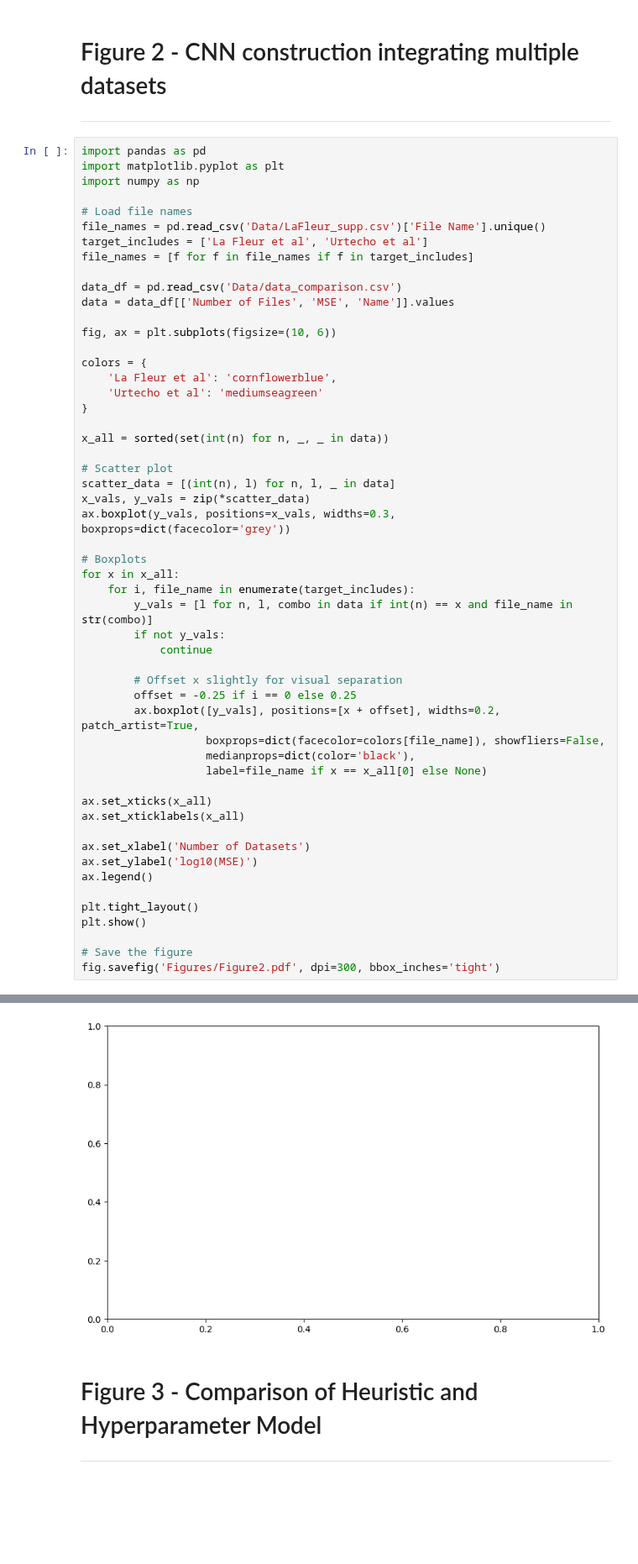
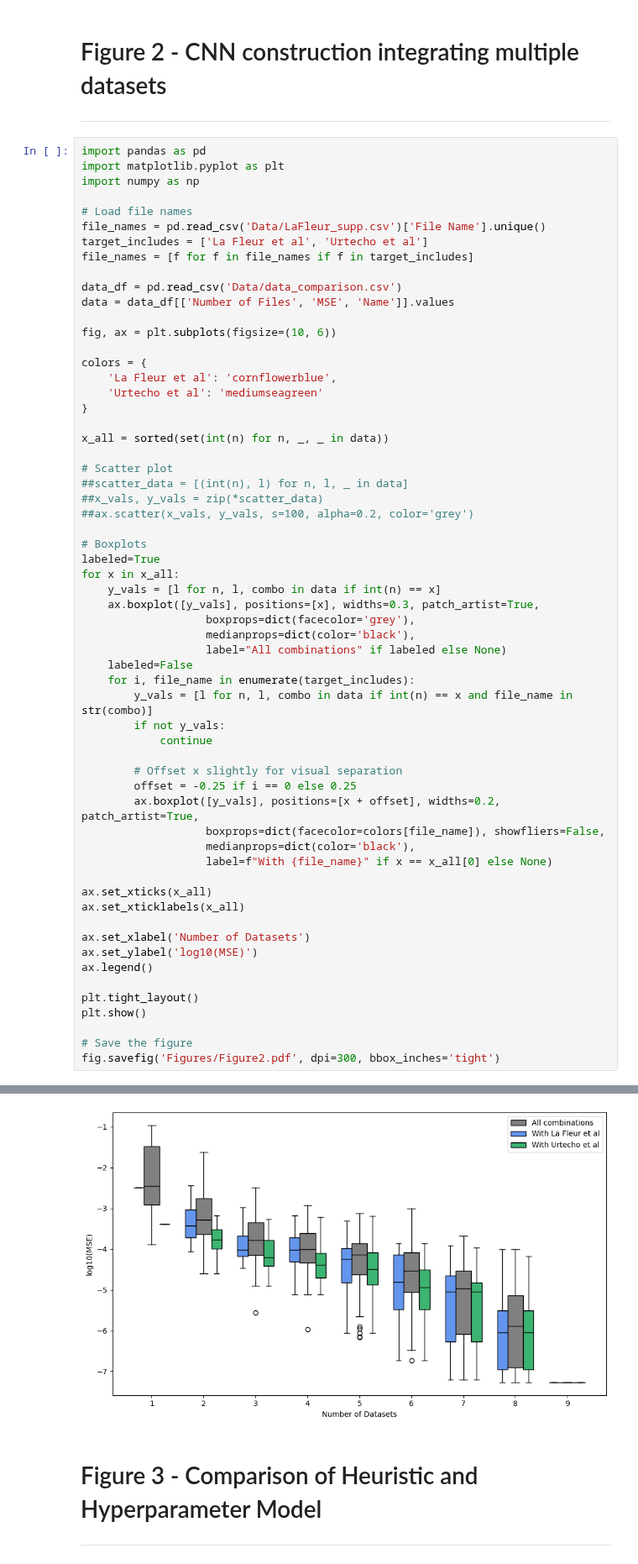
Before and after one commit to Rhys-sg/e.-coli-promoter-prediction, a Jupyter notebook: figures_notebook.ipynb, the cells around one changed output, grey strips where cells are left out. Shown at 84% size. Saved outputs shown, nothing was run; the diff lists cells and outputs as text; blank space fills up the shorter version.

Commit message:
Updated Figures number
Changed Figure S3

```diff
--- a/figures_notebook.ipynb
+++ b/figures_notebook.ipynb
@@ -137,12 +137,19 @@ colors = {
 x_all = sorted(set(int(n) for n, _, _ in data))
 
 # Scatter plot
-scatter_data = [(int(n), l) for n, l, _ in data]
-x_vals, y_vals = zip(*scatter_data)
-ax.boxplot(y_vals, positions=x_vals, widths=0.3, boxprops=dict(facecolor='grey'))
+##scatter_data = [(int(n), l) for n, l, _ in data]
+##x_vals, y_vals = zip(*scatter_data)
+##ax.scatter(x_vals, y_vals, s=100, alpha=0.2, color='grey')
 
 # Boxplots
+labeled=True
 for x in x_all:
+    y_vals = [l for n, l, combo in data if int(n) == x]
+    ax.boxplot([y_vals], positions=[x], widths=0.3, patch_artist=True,
+                   boxprops=dict(facecolor='grey'),
+                   medianprops=dict(color='black'),
+                   label="All combinations" if labeled else None)
+    labeled=False
     for i, file_name in enumerate(target_includes):
         y_vals = [l for n, l, combo in data if int(n) == x and file_name in str(combo)]
         if not y_vals:
@@ -153,7 +160,7 @@ for x in x_all:
         ax.boxplot([y_vals], positions=[x + offset], widths=0.2, patch_artist=True,
                    boxprops=dict(facecolor=colors[file_name]), showfliers=False,
                    medianprops=dict(color='black'),
-                   label=file_name if x == x_all[0] else None)
+                   label=f"With {file_name}" if x == x_all[0] else None)
 
 ax.set_xticks(x_all)
 ax.set_xticklabels(x_all)
@@ -172,4 +178,4 @@ TypeError: Axes.boxplot() got an unexpected keyword argument 'color'
-[figure, old version]
+[figure, new version]
 # %% [markdown]
 # Figure 3 - Comparison of Heuristic and Hyperparameter Model
 
```
Also changed, not shown: parts of 11 cells of this notebook, 2 other files.
